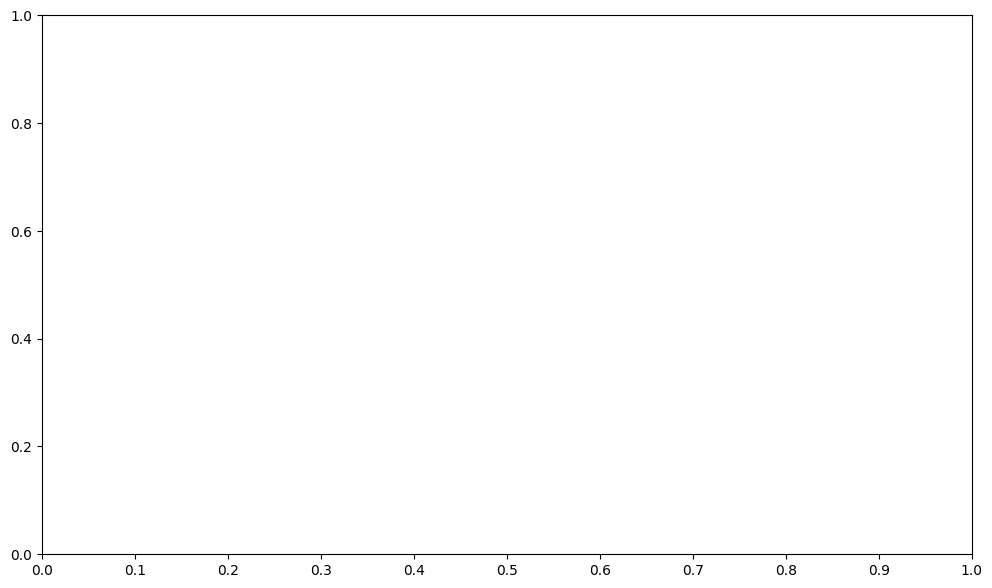
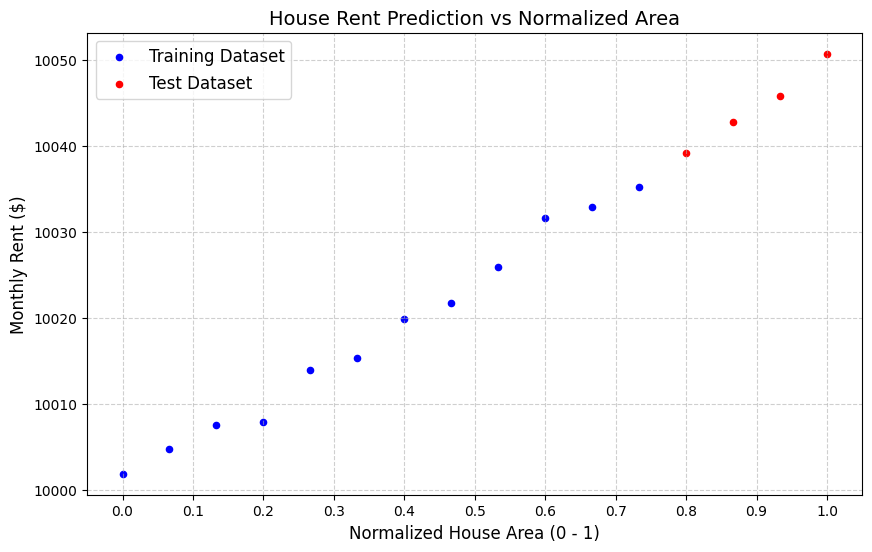
Unified diff of the notebook cell whose output changed from the first chart to the second:
--- before
+++ after
@@ -1,18 +1,25 @@
-def plot_graph(x_train=x_train,y_train=y_train, x_test=x_test, y_test=y_test, predictions=None):
-    plt.figure(figsize=(12,7))
+def plot_graph(x_train=x_train, y_train=y_train, x_test=x_test, y_test=y_test, predictions=None):
+    plt.figure(figsize=(10, 6))
     
+    # Format X-axis ticks (since X is normalized 0-1)
     plt.xticks(torch.arange(0, 1.1, 0.1))
-    plt.yticks(torch.arange(0, 1.1, 0.1))  
     
-    
-    plt.scatter(x_train,y_train,s=10,c="b",label="Training Dataset")
-    plt.scatter(x_test,y_test,s=10,c="r",label="Test Dataset")
+    # Convert PyTorch tensors to CPU/numpy for plotting
+    def to_np(tensor):
+        return tensor.detach().cpu().numpy() if isinstance(tensor, torch.Tensor) else tensor
+
+    # Plot datasets
+    plt.scatter(to_np(x_train), to_np(y_train), s=20, c="b", label="Training Dataset")
+    plt.scatter(to_np(x_test), to_np(y_test), s=20, c="r", label="Test Dataset")
     
     if predictions is not None:
-        plt.scatter(x_test,predictions,s=10,c="g",label="Model Predictions")
+        plt.scatter(to_np(x_test), to_np(predictions), s=25, c="g", label="Model Predictions")
         
-    plt.legend(prop={"size":12})
-        
-    
+    plt.title("House Rent Prediction vs Normalized Area", fontsize=14)
+    plt.xlabel("Normalized House Area (0 - 1)", fontsize=12)
+    plt.ylabel("Monthly Rent ($)", fontsize=12)
+    plt.legend(prop={"size": 12})
+    plt.grid(True, linestyle="--", alpha=0.6)
+    plt.show()
 
 plot_graph()

Commit: fix: update execution counts and fix noise generation in house price prediction notebook